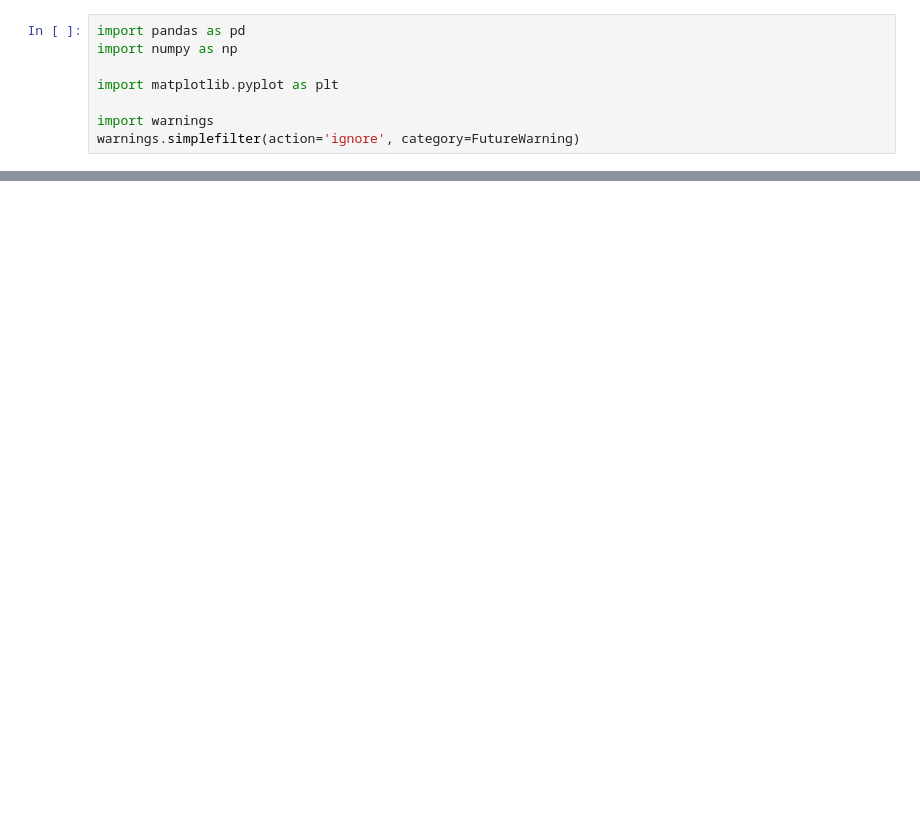
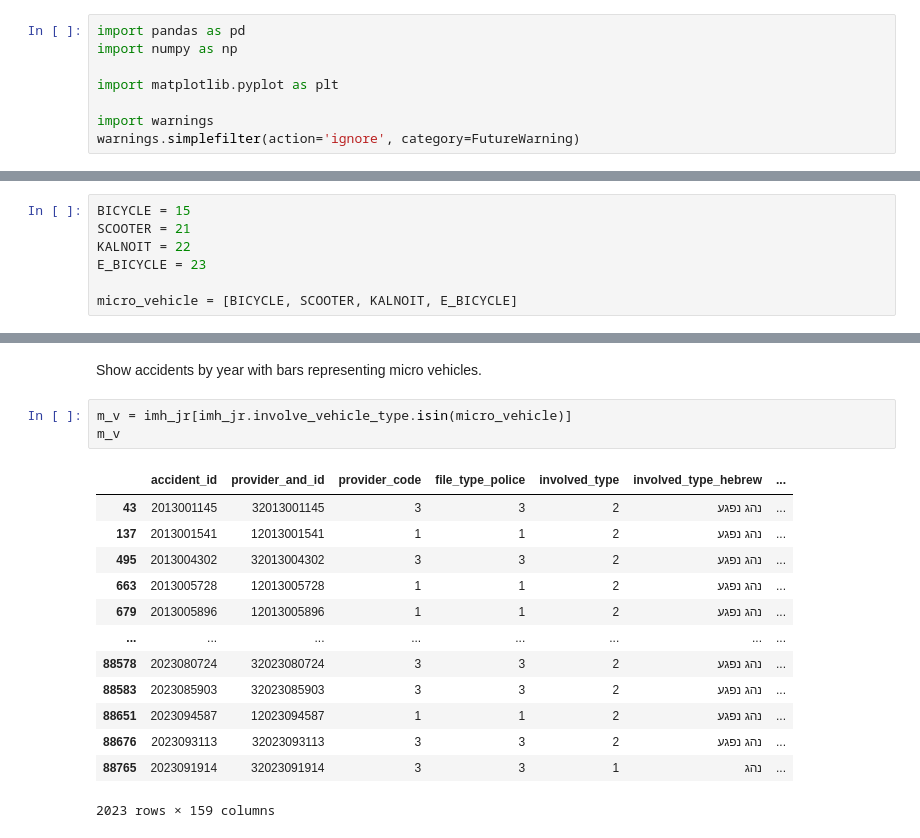
Before and after one commit to tryko/anyway, a Jupyter notebook: EDA_JER.ipynb, the cells around one changed output, grey strips where cells are left out. Cells and saved outputs as stored; diff of their text form; blank space fills up the shorter version.

```diff
--- a/EDA_JER.ipynb
+++ b/EDA_JER.ipynb
@@ -14,0 +27,7 @@ KeyError: 'accident_date'
+# %%
+BICYCLE = 15
+SCOOTER = 21
+KALNOIT = 22
+E_BICYCLE = 23
+
+micro_vehicle = [BICYCLE, SCOOTER, KALNOIT, E_BICYCLE]
@@ -14,0 +91,19 @@ KeyError: 'accident_date'
+# %% [markdown]
+Show accidents by year with bars representing micro vehicles.
+# %%
+m_v = imh_jr[imh_jr.involve_vehicle_type.isin(micro_vehicle)]
+m_v
+# %% [output]
+|  | accident_id | provider_and_id | provider_code | file_type_police | involved_type | involved_type_hebrew | ... |
+| 43 | 2013001145 | 32013001145 | 3 | 3 | 2 | נהג נפגע | ... |
+| 137 | 2013001541 | 12013001541 | 1 | 1 | 2 | נהג נפגע | ... |
+| 495 | 2013004302 | 32013004302 | 3 | 3 | 2 | נהג נפגע | ... |
+| 663 | 2013005728 | 12013005728 | 1 | 1 | 2 | נהג נפגע | ... |
+| 679 | 2013005896 | 12013005896 | 1 | 1 | 2 | נהג נפגע | ... |
+| ... | ... | ... | ... | ... | ... | ... | ... |
+| 88578 | 2023080724 | 32023080724 | 3 | 3 | 2 | נהג נפגע | ... |
+| 88583 | 2023085903 | 32023085903 | 3 | 3 | 2 | נהג נפגע | ... |
+| 88651 | 2023094587 | 12023094587 | 1 | 1 | 2 | נהג נפגע | ... |
+| 88676 | 2023093113 | 32023093113 | 3 | 3 | 2 | נהג נפגע | ... |
+| 88765 | 2023091914 | 32023091914 | 3 | 3 | 1 | נהג | ... |
+2023 rows × 159 columns
```
Also changed, not shown: parts of 20 cells of this notebook.
